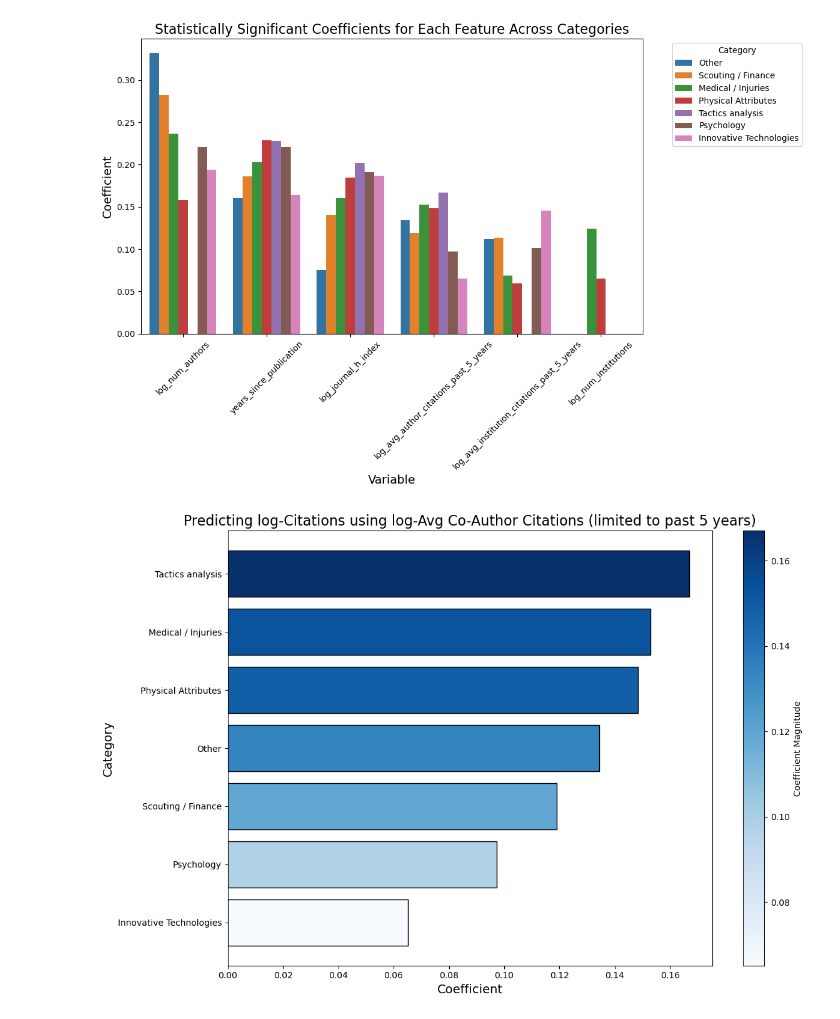
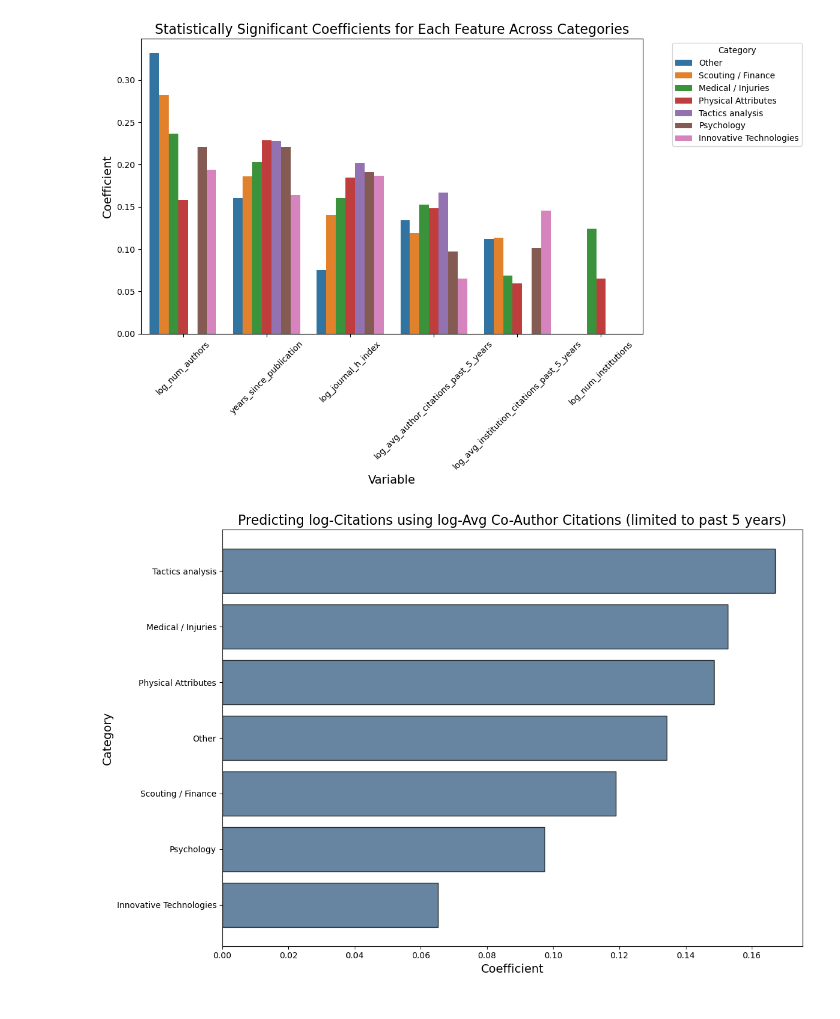
Before and after one commit to franekl/soccer-research-evolution, a Jupyter notebook: code/regression/linear regression.ipynb, the cells around one changed output. Cells and saved outputs as stored; diff of their text form; code cells hidden in the pictures.

```diff
--- a/code/regression/linear regression.ipynb
+++ b/code/regression/linear regression.ipynb
@@ -363,15 +375,10 @@ else:
 # %% [output]
 [figure]
 # %%
-import seaborn as sns
 import matplotlib.pyplot as plt
 import pandas as pd
-import matplotlib.cm as cm
-import matplotlib.colors as mcolors
-
 
 visualization_data = []
-
 
 for category, results in category_results.items():
     variable = "log_avg_author_citations_past_5_years"
@@ -379,49 +386,35 @@ for category, results in category_results.items():
     p_value = results.pvalues.get(variable, 1)
     is_significant = p_value < 0.05
 
-
     if is_significant:
         visualization_data.append({
             "Category": category,
             "Coefficient": coef
         })
 
-
 coef_melted_with_significance = pd.DataFrame(visualization_data)
-
 
 if not coef_melted_with_significance.empty:
 
     coef_melted_with_significance = coef_melted_with_significance.sort_values(by="Coefficient", ascending=False)
 
-
-    norm = mcolors.Normalize(vmin=coef_melted_with_significance["Coefficient"].min(),
-                              vmax=coef_melted_with_significance["Coefficient"].max())
-    color_map = cm.ScalarMappable(norm=norm, cmap="Blues")
-    coef_melted_with_significance["Color"] = coef_melted_with_significance["Coefficient"].apply(
-        lambda x: color_map.to_rgba(x))
+    # Define a single color for the bars
+    bar_color = "#416788"
 
     # Create the plot
     fig, ax = plt.subplots(figsize=(12, 8))  # Adjust vertical space for better readability
     for index, row in coef_melted_with_significance.iterrows():
-        ax.barh(row["Category"], row["Coefficient"], color=row["Color"], edgecolor='black')
-
+        ax.barh(row["Category"], row["Coefficient"], color=bar_color, edgecolor='black', alpha=0.8)
 
     ax.invert_yaxis()
-
 
     ax.set_title("Predicting log-Citations using log-Avg Co-Author Citations (limited to past 5 years)", fontsize=16)
     ax.set_xlabel("Coefficient", fontsize=14)
     ax.set_ylabel("Category", fontsize=14)
 
-
-    sm = cm.ScalarMappable(cmap="Blues", norm=norm)
-    sm.set_array([])
-    cbar = plt.colorbar(sm, ax=ax, orientation="vertical", label="Coefficient Magnitude")
-
     plt.tight_layout()
     plt.show()
 else:
     print("No significant coefficients to plot.")
 # %% [output]
-[figure, old version]
+[figure, new version]
```
Also changed, not shown: parts of 16 cells of this notebook, 2 other files.
